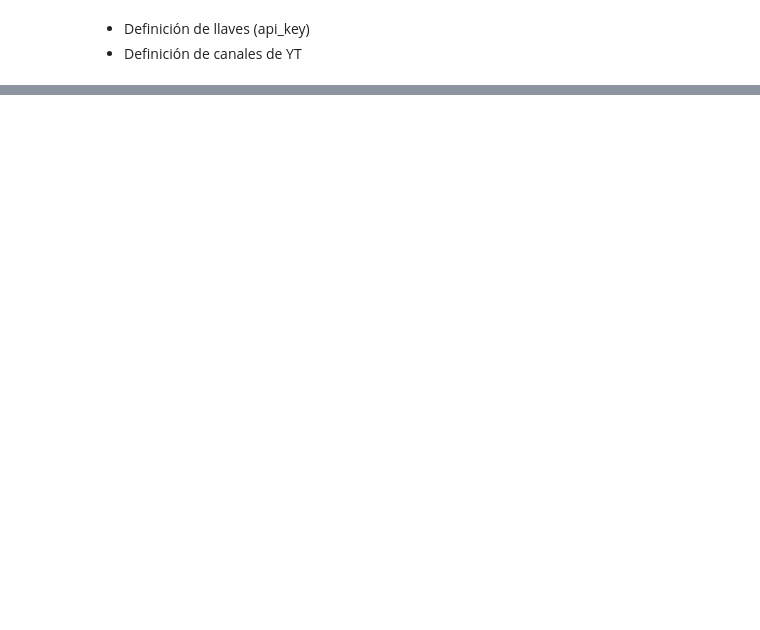
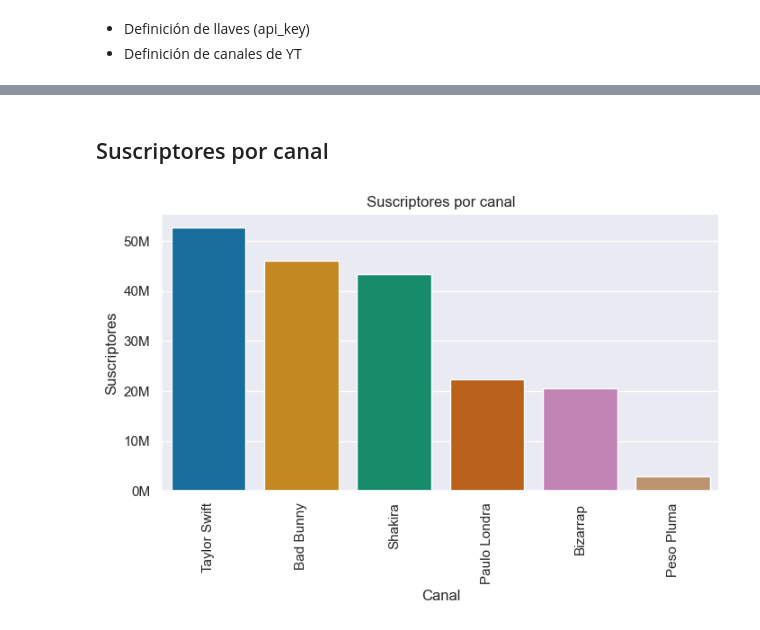
Before and after one commit to JonatanAlpirez/YT_Project, a Jupyter notebook: src/YT_Project.ipynb, the cells around one changed output, grey strips where cells are left out. Saved outputs shown, nothing was run; the diff lists cells and outputs as text; code cells hidden in the pictures; blank space fills up the shorter version.

```diff
--- a/src/YT_Project.ipynb
+++ b/src/YT_Project.ipynb
@@ -27,5 +30,5 @@ youtube = build('youtube', 'v3', developerKey=api_key)
 # %%
-def get_channels_bassic_stats(youtube, channels_ids):
+def get_channels_basic_stats(youtube, channels_ids):
 
     """
     Get channels basic stats: Channel name, Subscribers, Views, Total_videos, playlist_id
@@ -64,7 +67,7 @@ def get_videos_ids(youtube, playlist_ids):
     youtube: the build object from googleapiclient.discovery
     playlist_ids: List of Playlist IDs
 
-    Returns: List's list contains the Ids of each video from each channel.
+    Returns: List[] contains the Ids of each video per channel.
       """
     videos_ids = list()
     print("List IDs videos:")
@@ -111,7 +114,7 @@ def get_videos_stats(youtube, videos_ids):
      youtube: the build object from googleapiclient.discovery
      videos_ids: List of list or a list of videos IDs
 
-     Returns: Array's list contains the Ids of each video from each channel.
+     Returns: List[] contains the Ids of each video per channel.
       """
      #Solicitud a la Api de estadísticas por video
      #Diccionario de estadísticas de los videos más vistos.
@@ -152,2 +157,3 @@ def get_videos_stats(youtube, videos_ids):
 # %%
-channel_data = get_channels_bassic_stats(youtube, channel_ids)
+channel_data = get_channels_basic_stats(youtube, channel_ids)
+playlist_ids = channel_data.loc[:,'playlist_id']
@@ -183,0 +198,5 @@ Channel: 6 videos: 100
+# %%
+# Convert count columns to numeric columns
+numeric_cols = ['Subscribers', 'Views', 'Total_videos']
+channel_data[numeric_cols] = channel_data[numeric_cols].apply(pd.to_numeric, errors='coerce')
+channel_data
@@ -183,0 +211,15 @@ Channel: 6 videos: 100
+# %% [markdown]
+## Suscriptores por canal
+# %%
+
+sns.set_theme(style='darkgrid', palette='colorblind', font='sans-serif', rc={'figure.figsize':(8,4)})
+
+ax = sns.barplot(x='Channel_name', y='Subscribers', data=channel_data.sort_values('Subscribers', ascending=False))
+#Agrega formato a las unidades del eje (M, millones)
+ax.yaxis.set_major_formatter(ticker.FuncFormatter(lambda x, pos: '{:,.0f}'.format(x/1000000) + 'M'))
+ax.set_ylabel('Suscriptores')
+ax.set_xlabel("Canal")
+ax.set_title("Suscriptores por canal")
+plot = ax.set_xticklabels(ax.get_xticklabels(),rotation = 90)
+# %% [output]
+[figure, added]
```
Also changed, not shown: parts of 18 cells of this notebook, 1 other file.
